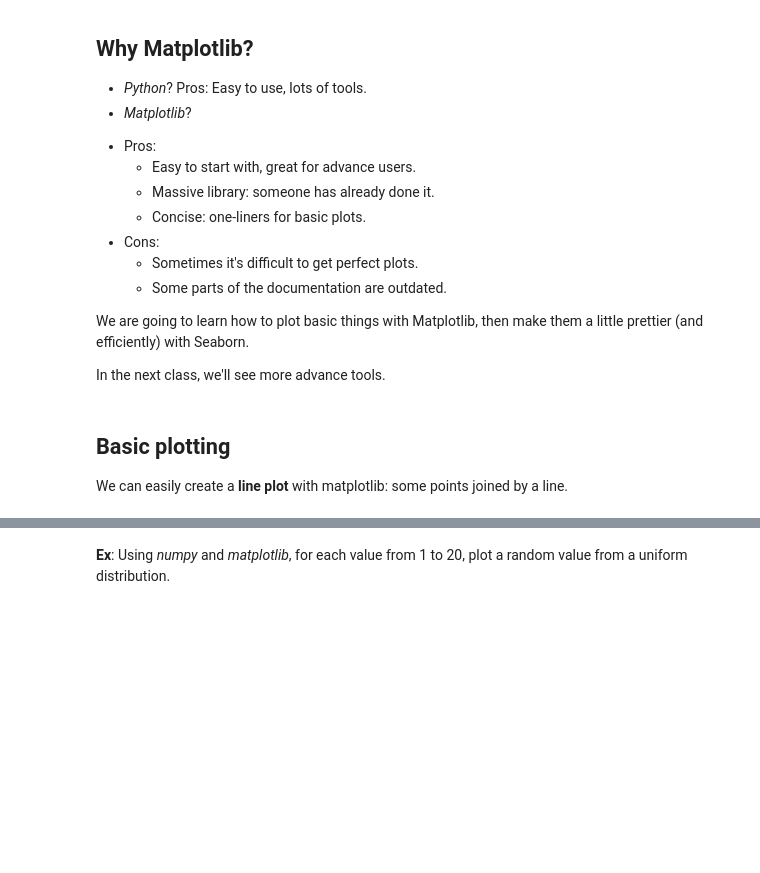
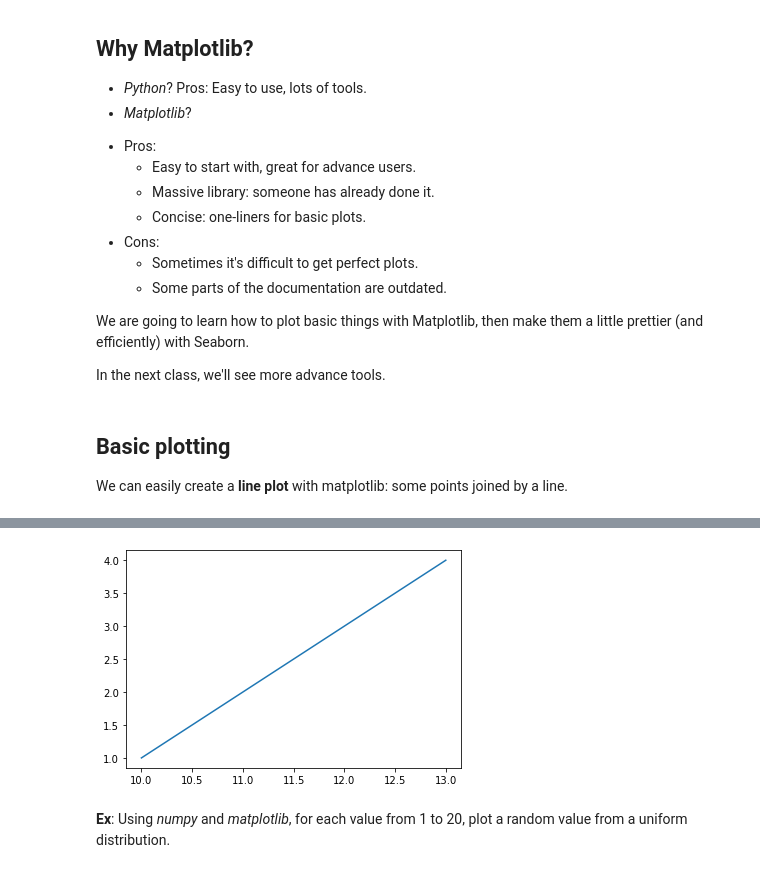
Before and after one commit to Ironhack-Data-Madrid-Febrero-2021/Classroom-Materials, a Jupyter notebook: module-1/19-visualization.ipynb, the cells around one changed output, grey strips where cells are left out. Saved outputs shown, nothing was run; the diff lists cells and outputs as text; code cells hidden in the pictures; blank space fills up the shorter version.

```diff
--- a/module-1/19-visualization.ipynb
+++ b/module-1/19-visualization.ipynb
@@ -30,2 +35,7 @@ We can easily create a __line plot__ with matplotlib: some points joined by a li
+# %%
+plt.plot([10,11,12,13],
+         [1, 2, 3, 4]);
+# %% [output]
+[figure, added]
 # %% [markdown]
 __Ex__: Using _numpy_ and _matplotlib_, for each value from 1 to 20, plot a random value from a uniform distribution.
```
Also changed, not shown: parts of 57 cells of this notebook.
